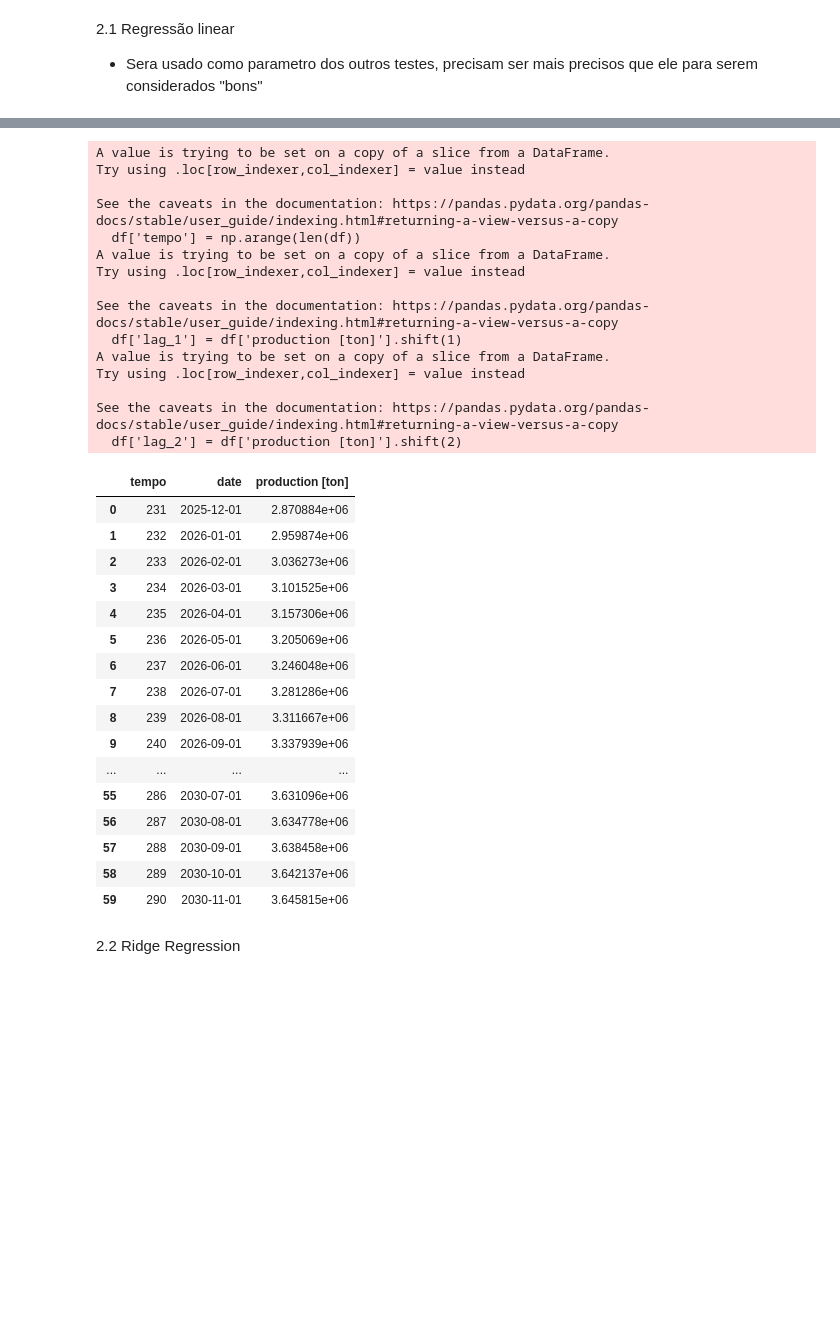
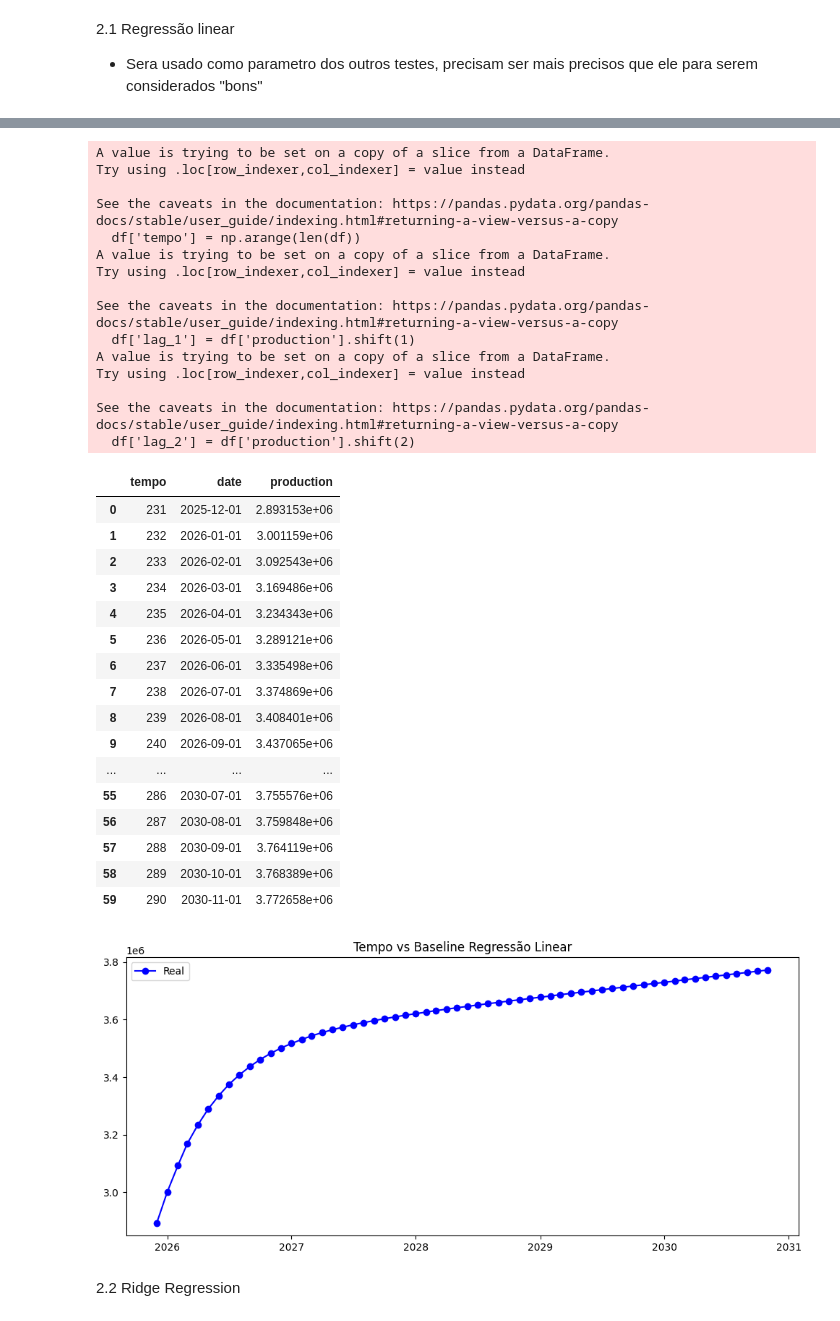
Before and after one commit to anagiulia-3/TCC, a Jupyter notebook: TCC.ipynb, the cells around one changed output, grey strips where cells are left out. Drawn from its saved outputs; the diff is of its cells as text; code cells hidden in the pictures; blank space fills up the shorter version.

```diff
--- a/TCC.ipynb
+++ b/TCC.ipynb
@@ -29,12 +29,22 @@ Requirement already satisfied: tzdata>=2022.7 in /usr/local/lib/python3.12/dist-
 Requirement already satisfied: six>=1.5 in /usr/local/lib/python3.12/dist-packages (from python-dateutil>=2.7->matplotlib!=3.6.1,>=3.4->seaborn) (1.17.0)
 # %%
 import pandas as pd
+import matplotlib.pyplot as plt
+
 
 database = pd.read_csv('/content/drive/MyDrive/TCC - database final.csv')
 database.head()
 database['date'] = pd.to_datetime(database['date'])
+database = database.drop('pH [base h20]', axis= 1)
 database = database.sort_values(by='date').reset_index(drop=True)
 database = database.dropna()
+database = database.rename(columns={'production [ton]': 'production', 'plantation [hec]': 'plantation', 'precipitação [mm]': 'precipitation', 'temperatura [°C]': 'temperature'})
 
 display(database)
+
+plt.figure(figsize=(12,5))
+plt.plot(database['date'], database['production'], label='Real', marker='o')
+plt.title('Produção real vs data')
+plt.legend()
+plt.show()
 # %% [output]
@@ -180,26 +191,27 @@ import pandas as pd
 import numpy as np
 from sklearn.linear_model import LinearRegression
 from sklearn.metrics import mean_absolute_error, r2_score, mean_absolute_percentage_error
-
+import matplotlib.pyplot as plt
 #dataframe
-df = database[['date','production [ton]']]
+df = database[['date','production']]
 
 # 1. ciração dos lags
 df['tempo'] = np.arange(len(df))
-df['lag_1'] = df['production [ton]'].shift(1)
-df['lag_2'] = df['production [ton]'].shift(2)
+df['lag_1'] = df['production'].shift(1)
+df['lag_2'] = df['production'].shift(2)
 df_model = df.dropna().copy()
 
 
-# como desejo prever o método em 5 anos testarei os 60 primeiros para os 60 ultimos
-train = df_model.iloc[:-60]
-test = df_model.iloc[-60:]
+# utilizando o conceito de 80% treino e 20% teste
+train_size = int(len(df_model) * 0.8)
+train = df_model.iloc[:train_size]
+test = df_model.iloc[train_size:]
 
 X_train = train[['tempo', 'lag_1', 'lag_2']]
-y_train = train['production [ton]']
+y_train = train['production']
 
 X_test = test[['tempo', 'lag_1', 'lag_2']]
-y_test = test['production [ton]']
+y_test = test['production']
 
 modelo = LinearRegression()
 modelo.fit(X_train, y_train)
@@ -219,18 +231,17 @@ print(f"ACURÁCIA DO MODELO: {acuracia:.2f}%")
 
 #tentando gerar para 5 anos a frente
 last_known_tempo = df_model['tempo'].iloc[-1]
-last_known_lag1 = df_model['production [ton]'].iloc[-1]
-last_known_lag2 = df_model['production [ton]'].iloc[-2]
+last_known_lag1 = df_model['production'].iloc[-1]
+last_known_lag2 = df_model['production'].iloc[-2]
 last_date = df_model['date'].max()
 
 
 future_predictions_list = []
 future_tempos_list = []
 future_dates_ordinal = []
-num_future_steps = 60
 
 #predição de 5 anos para frente
-for x in range(num_future_steps):
+for x in range(60):
     future_tempo = last_known_tempo + 1
     future_lag1 = modelo.predict([[future_tempo, last_known_lag1, last_known_lag2]])[0]
     predict_value = future_lag1
@@ -242,6 +253,11 @@ for x in range(num_future_steps):
     future_dates_ordinal.append(pd.to_datetime(last_date) + pd.DateOffset(months=x+1))
 #datas para 60 anos para frente
 
-predict_df = pd.DataFrame({'tempo': future_tempos_list, 'date': future_dates_ordinal,'production [ton]': future_predictions_list})
+predict_df = pd.DataFrame({'tempo': future_tempos_list, 'date': future_dates_ordinal,'production': future_predictions_list})
 display(predict_df)
+plt.figure(figsize=(12,5))
+plt.plot(predict_df['date'], predict_df['production'], label='Real', marker='o', color = 'blue')
+plt.title('Tempo vs Baseline Regressão Linear')
+plt.legend()
+plt.show()
 # %% [output]
@@ -252,34 +268,35 @@ ACURÁCIA DO MODELO: 93.74%
 A value is trying to be set on a copy of a slice from a DataFrame.
 Try using .loc[row_indexer,col_indexer] = value instead
 
 See the caveats in the documentation: https://pandas.pydata.org/pandas-docs/stable/user_guide/indexing.html#returning-a-view-versus-a-copy
   df['tempo'] = np.arange(len(df))
 A value is trying to be set on a copy of a slice from a DataFrame.
 Try using .loc[row_indexer,col_indexer] = value instead
 
 See the caveats in the documentation: https://pandas.pydata.org/pandas-docs/stable/user_guide/indexing.html#returning-a-view-versus-a-copy
-  df['lag_1'] = df['production [ton]'].shift(1)
+  df['lag_1'] = df['production'].shift(1)
 A value is trying to be set on a copy of a slice from a DataFrame.
 Try using .loc[row_indexer,col_indexer] = value instead
 
 See the caveats in the documentation: https://pandas.pydata.org/pandas-docs/stable/user_guide/indexing.html#returning-a-view-versus-a-copy
-  df['lag_2'] = df['production [ton]'].shift(2)
+  df['lag_2'] = df['production'].shift(2)
-|  | tempo | date | production [ton] |
-| 0 | 231 | 2025-12-01 | 2.870884e+06 |
-| 1 | 232 | 2026-01-01 | 2.959874e+06 |
-| 2 | 233 | 2026-02-01 | 3.036273e+06 |
-| 3 | 234 | 2026-03-01 | 3.101525e+06 |
-| 4 | 235 | 2026-04-01 | 3.157306e+06 |
-| 5 | 236 | 2026-05-01 | 3.205069e+06 |
-| 6 | 237 | 2026-06-01 | 3.246048e+06 |
-| 7 | 238 | 2026-07-01 | 3.281286e+06 |
-| 8 | 239 | 2026-08-01 | 3.311667e+06 |
-| 9 | 240 | 2026-09-01 | 3.337939e+06 |
+|  | tempo | date | production |
+| 0 | 231 | 2025-12-01 | 2.893153e+06 |
+| 1 | 232 | 2026-01-01 | 3.001159e+06 |
+| 2 | 233 | 2026-02-01 | 3.092543e+06 |
+| 3 | 234 | 2026-03-01 | 3.169486e+06 |
+| 4 | 235 | 2026-04-01 | 3.234343e+06 |
+| 5 | 236 | 2026-05-01 | 3.289121e+06 |
+| 6 | 237 | 2026-06-01 | 3.335498e+06 |
+| 7 | 238 | 2026-07-01 | 3.374869e+06 |
+| 8 | 239 | 2026-08-01 | 3.408401e+06 |
+| 9 | 240 | 2026-09-01 | 3.437065e+06 |
 | ... | ... | ... | ... |
-| 55 | 286 | 2030-07-01 | 3.631096e+06 |
-| 56 | 287 | 2030-08-01 | 3.634778e+06 |
-| 57 | 288 | 2030-09-01 | 3.638458e+06 |
-| 58 | 289 | 2030-10-01 | 3.642137e+06 |
-| 59 | 290 | 2030-11-01 | 3.645815e+06 |
+| 55 | 286 | 2030-07-01 | 3.755576e+06 |
+| 56 | 287 | 2030-08-01 | 3.759848e+06 |
+| 57 | 288 | 2030-09-01 | 3.764119e+06 |
+| 58 | 289 | 2030-10-01 | 3.768389e+06 |
+| 59 | 290 | 2030-11-01 | 3.772658e+06 |
+[figure, added]
 # %% [markdown]
 2.2 Ridge Regression
```
Also changed, not shown: parts of 16 cells of this notebook.
